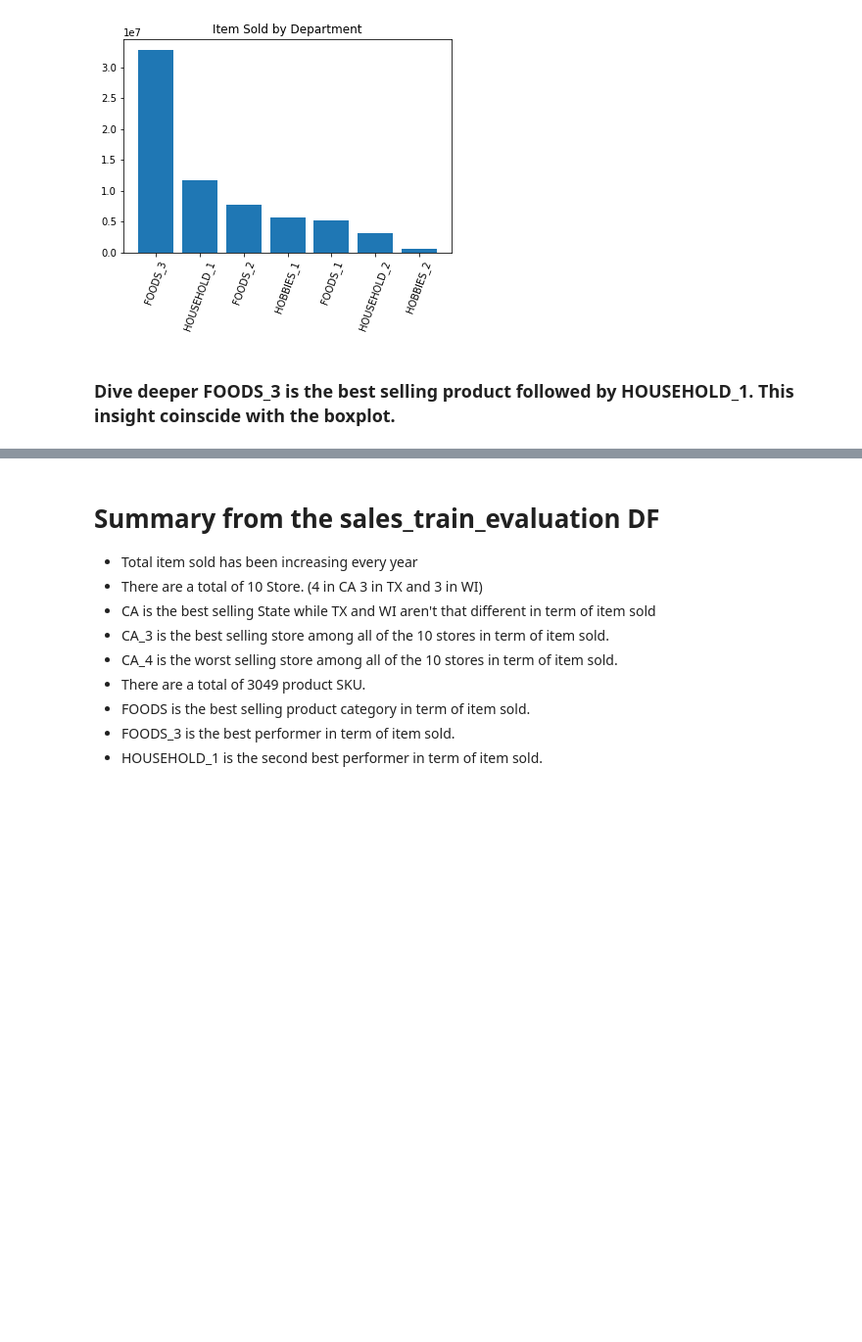
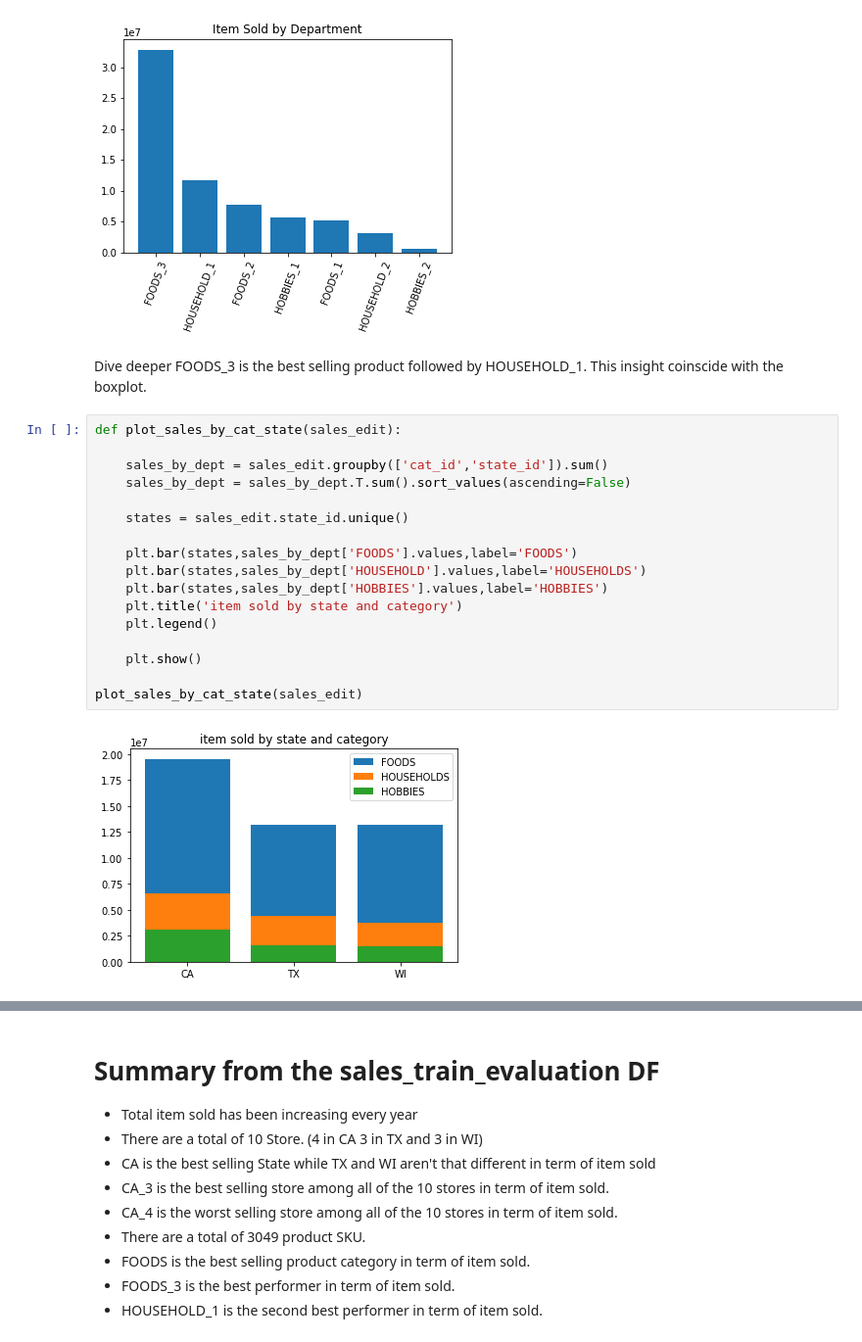
Before and after one commit to soi130/M5_case_study, a Jupyter notebook: M5_analysis.ipynb, the cells around one changed output, grey strips where cells are left out. Shown at 98% size. Cells and saved outputs as stored; diff of their text form; blank space fills up the shorter version.

```diff
--- a/M5_analysis.ipynb
+++ b/M5_analysis.ipynb
@@ -537,4 +535,23 @@ plot_sales_by_dep(sales_edit)
 # %% [output]
 [figure]
 # %% [markdown]
-### Dive deeper FOODS_3 is the best selling product followed by HOUSEHOLD_1. This insight coinscide with the boxplot.
+Dive deeper FOODS_3 is the best selling product followed by HOUSEHOLD_1. This insight coinscide with the boxplot.
+# %%
+def plot_sales_by_cat_state(sales_edit):
+
+    sales_by_dept = sales_edit.groupby(['cat_id','state_id']).sum()
+    sales_by_dept = sales_by_dept.T.sum().sort_values(ascending=False)
+
+    states = sales_edit.state_id.unique()
+
+    plt.bar(states,sales_by_dept['FOODS'].values,label='FOODS')
+    plt.bar(states,sales_by_dept['HOUSEHOLD'].values,label='HOUSEHOLDS')
+    plt.bar(states,sales_by_dept['HOBBIES'].values,label='HOBBIES')
+    plt.title('item sold by state and category')
+    plt.legend()
+
+    plt.show()
+
+plot_sales_by_cat_state(sales_edit)
+# %% [output]
+[figure, added]
```
Also changed, not shown: parts of 24 cells of this notebook, 15 other files.
